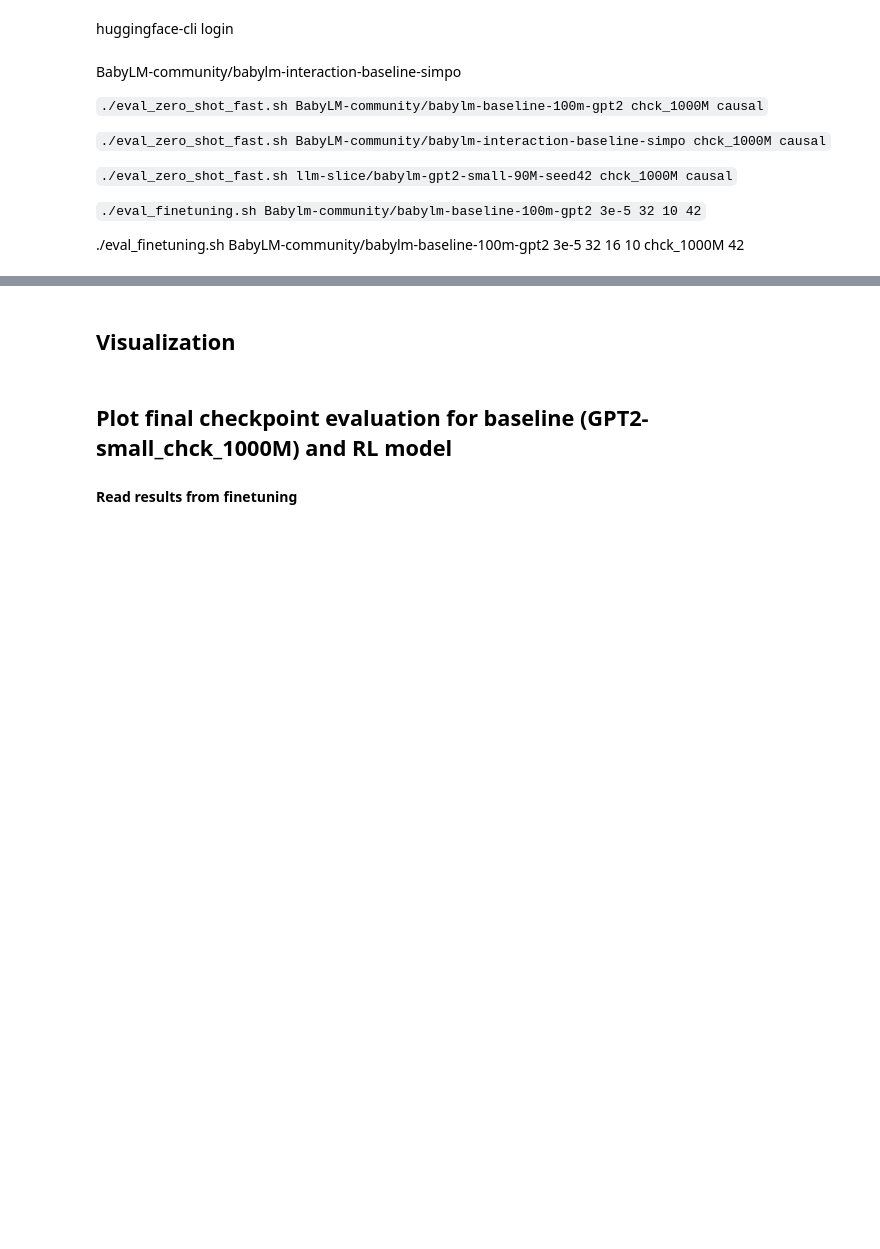
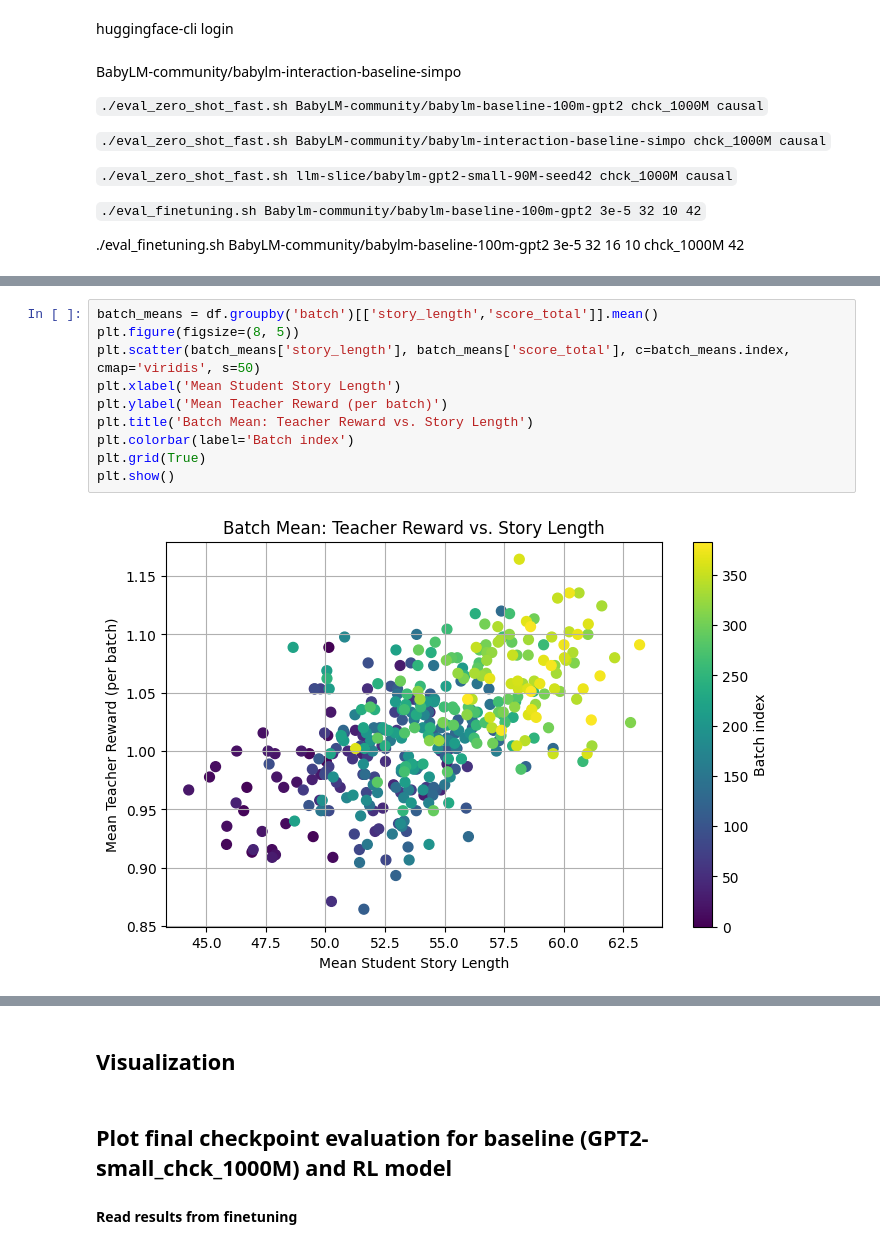
Before and after one commit to malihamza/babylm-interactive-learning, a Jupyter notebook: eval.ipynb, the cells around one changed output, grey strips where cells are left out. Saved outputs shown, nothing was run; the diff lists cells and outputs as text; blank space fills up the shorter version.

```diff
--- a/eval.ipynb
+++ b/eval.ipynb
@@ -27,0 +183,12 @@ BabyLM-community/babylm-interaction-baseline-simpo
+# %%
+batch_means = df.groupby('batch')[['story_length','score_total']].mean()
+plt.figure(figsize=(8, 5))
+plt.scatter(batch_means['story_length'], batch_means['score_total'], c=batch_means.index, cmap='viridis', s=50)
+plt.xlabel('Mean Student Story Length')
+plt.ylabel('Mean Teacher Reward (per batch)')
+plt.title('Batch Mean: Teacher Reward vs. Story Length')
+plt.colorbar(label='Batch index')
+plt.grid(True)
+plt.show()
+# %% [output]
+[figure, added]
```
Also changed, not shown: parts of 8 cells of this notebook.
